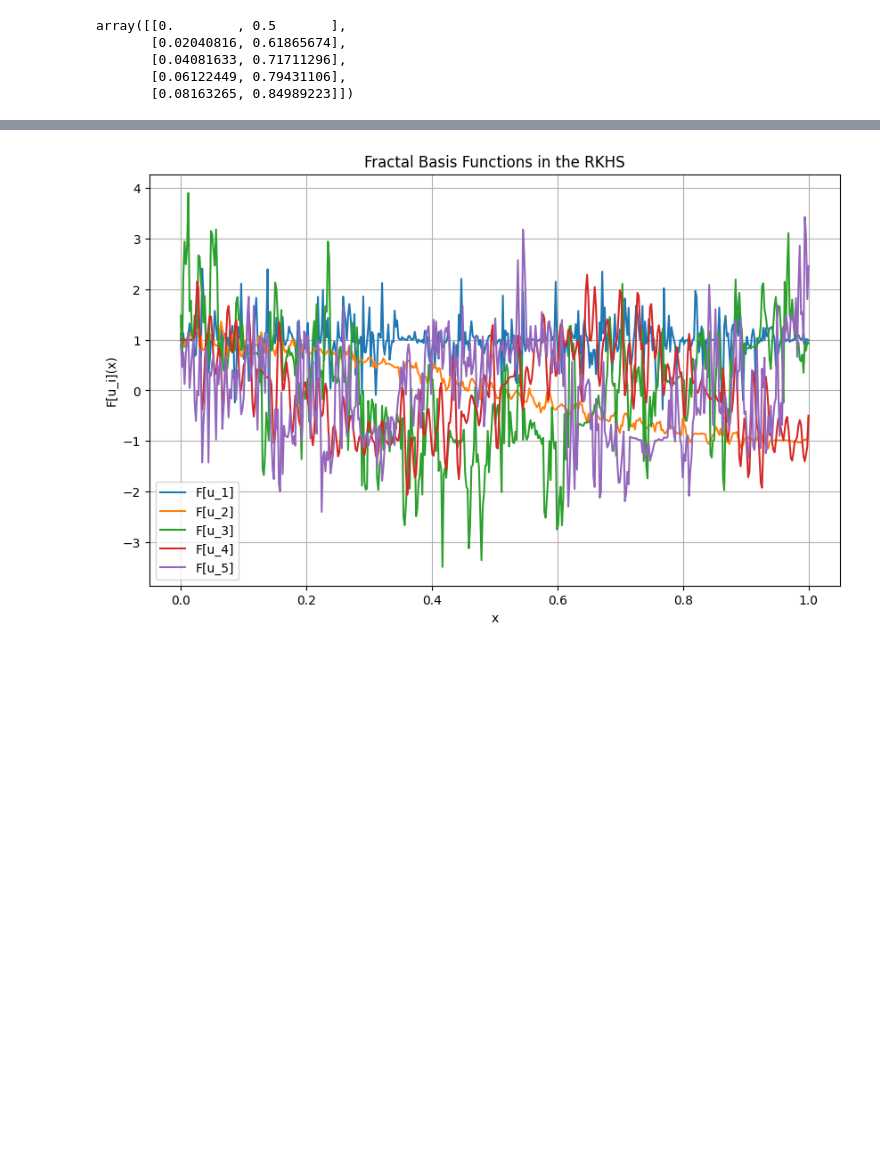
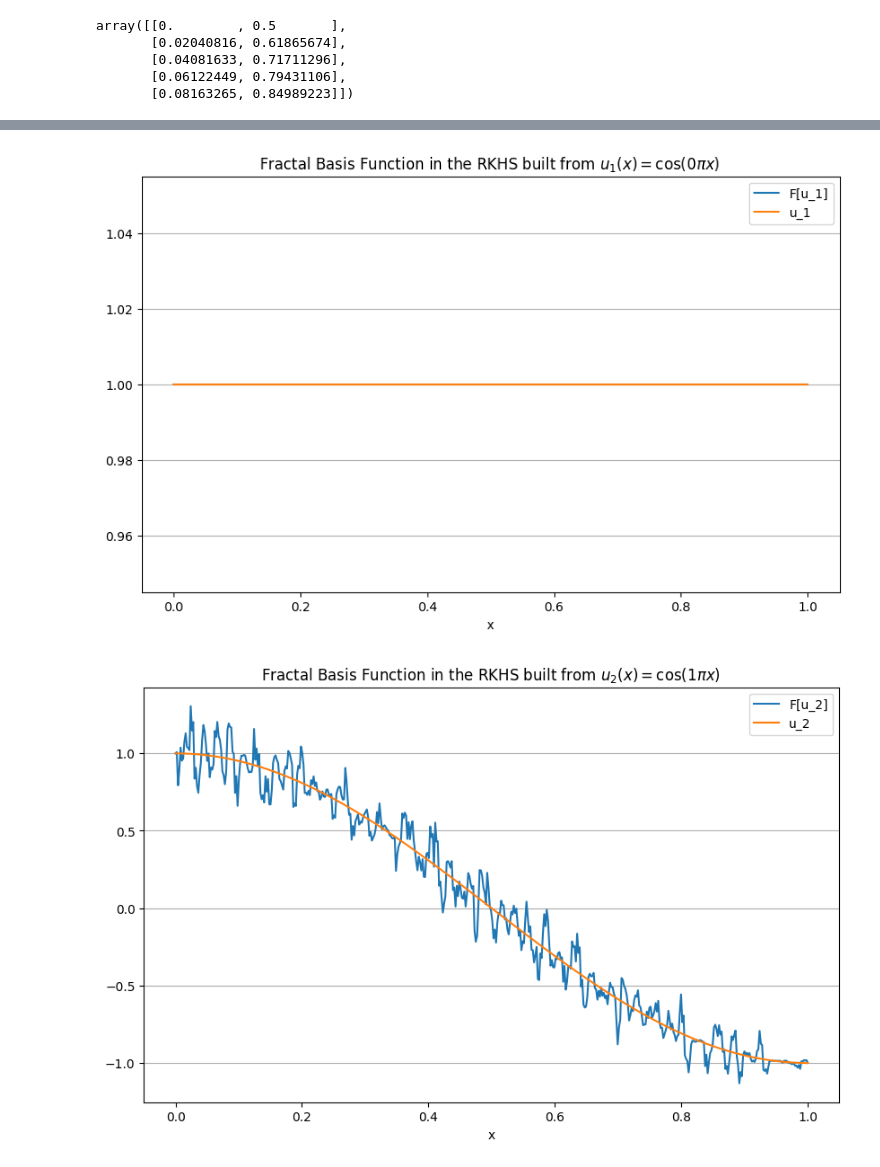
Before and after one commit to rmsValue9232/Fractal-RKHS-SVR, a Jupyter notebook: test_rkhs.ipynb, the cells around one changed output, grey strips where cells are left out. Drawn from its saved outputs; the diff is of its cells as text; code cells hidden in the pictures; blank space fills up the shorter version.

Commit message:
corrected the FIF basis construction to be independent of data's response, only the time points at which they are sampled is used to build the RKHS

```diff
--- a/test_rkhs.ipynb
+++ b/test_rkhs.ipynb
@@ -97,7 +92,7 @@ x_plot = np.linspace(0, 1, 1000)
 def reproducing_kernel(x_):
     return lambda x: rkhs_obj.kernel_array(x, (np.zeros_like(x)+x_))
 
-y_plot = reproducing_kernel(0.2)(x_plot)
+y_plot = reproducing_kernel(0)(x_plot)
 plt.figure(figsize=(10, 6))
 plt.plot(x_plot, y_plot)
 plt.title(r"Reproducing Kernel $k_{1.0}(x)$ for $x \in [0, 1]$")
@@ -110,17 +105,18 @@ Kernel function k(1, 1) = 4.944547294764172
 # %%
-x_plot = np.linspace(0, 1, 500)
+x_plot = np.linspace(0, 1, 1000)
 plt.figure(figsize=(10, 6))
-for i in range(3):
-    x_ = i/2.0
+for i in range(2):
+    x_ = i/1.0
     y_plot = reproducing_kernel(x_)(x_plot)
     x_str = f"{x_}"
     label_str = r"$k_{"
     label_str += x_str
     label_str += r"}(x)$"
-    plt.plot(x_plot, y_plot, label=label_str, alpha=0.5)
-plt.title(r"Variation in reproducing kernel $k_{x'}(x)$ for $x' \in \{0, 0.5, 1\}$")
+    plt.plot(x_plot, y_plot, label=label_str, alpha=0.7)
+plt.title(r"Trends in reproducing kernel $k_{x'}(x)$ for $x' \in \{0, 1\}$")
 plt.xlabel("x")
 plt.ylabel(r"$k_{x'}(x)$")
 plt.legend()
+plt.grid(axis='y')
 plt.show()
 # %% [output]
@@ -128,16 +124,18 @@ plt.show()
 # %%
 # Plot the fractal basis functions over the interval [0, 1].
 x_plot = np.linspace(0, 1, 500)
-plt.figure(figsize=(10, 6))
 for i in range(1, m+1):
+    plt.figure(figsize=(10, 6))
     Fi = rkhs_obj.fractal_basis[f"{i}"]
+    ui = fif.u(i-1)
     y_vals = np.array([Fi(xi) for xi in x_plot])
     plt.plot(x_plot, y_vals, label=f"F[u_{i}]")
-plt.title("Fractal Basis Functions in the RKHS")
-plt.xlabel("x")
-plt.ylabel("F[u_i](x)")
-plt.legend()
-plt.grid(True)
-plt.show()
+    plt.plot(x_plot, ui(x_plot), label=f"u_{i}")
+    plt.title(rf"Fractal Basis Function in the RKHS built from $u_{i}(x) = \cos({i-1}\pi x)$ ")
+    plt.xlabel("x")
+    plt.legend()
+    plt.grid(axis='y')
+    plt.show()
 # %% [output]
-[figure, old version]
+[figure, new version]
+[figure, added]
```
Also changed, not shown: parts of 11 cells of this notebook, 1 other file.
